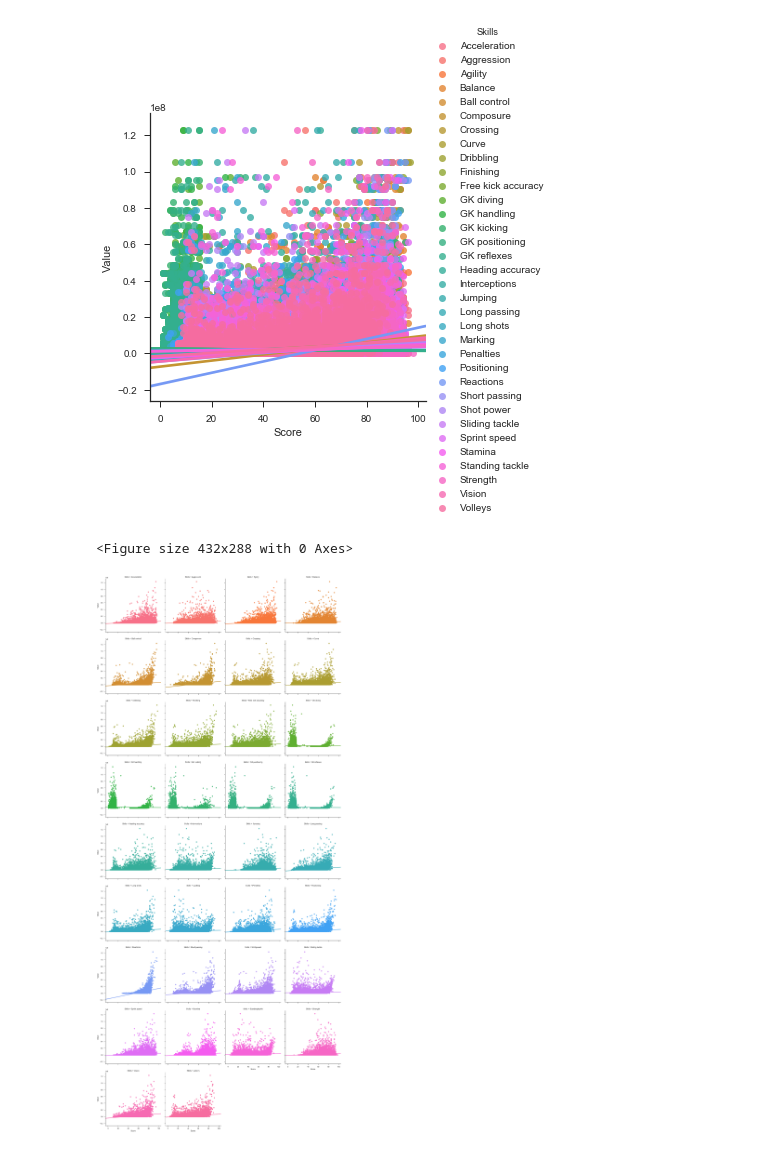
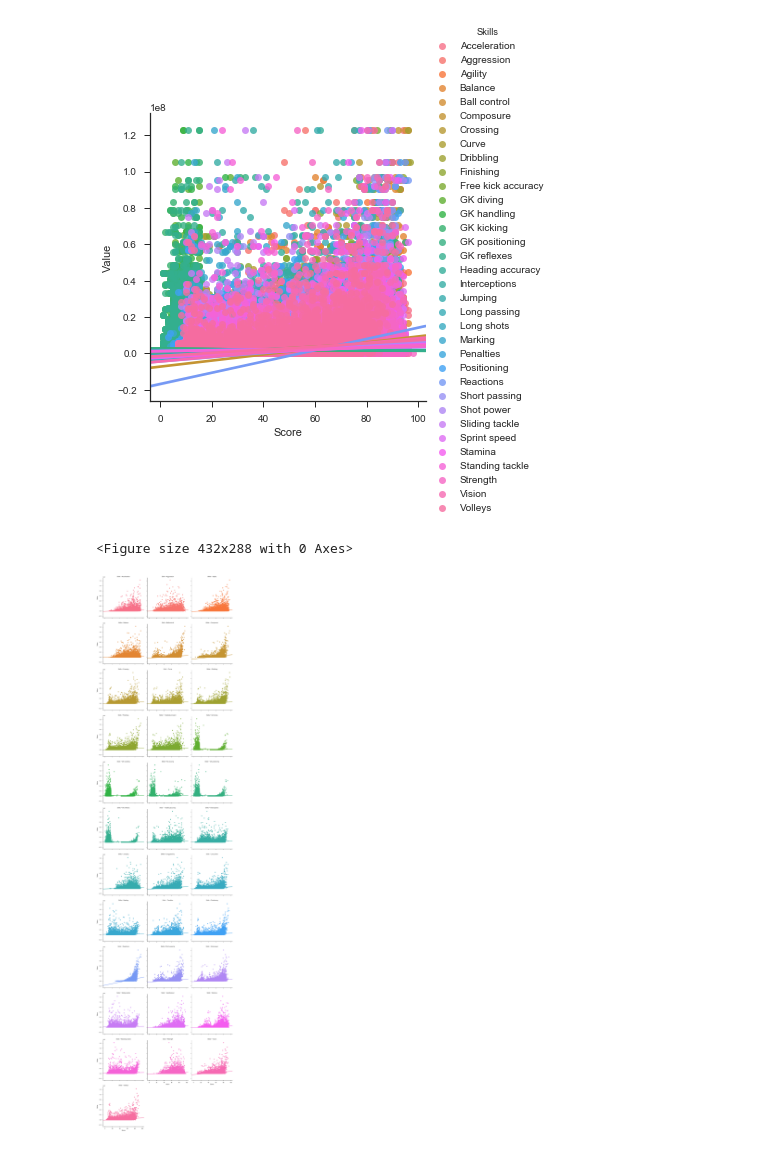
Before and after one commit to Fournierp/Fifa18, a Jupyter notebook: Fifa 18 Model.ipynb, the cells around one changed output. Cells and saved outputs as stored; diff of their text form; code cells hidden in the pictures.

```diff
--- a/Fifa 18 Model.ipynb
+++ b/Fifa 18 Model.ipynb
@@ -404,24 +411,24 @@ plt.show()
 # %%
 #Player value per skill
 fig = plt.figure(figsize=(6,4))
 sns.set(style="ticks")
 test = pd.DataFrame(np.c_[processed_df['Value'], processed_df['Acceleration'], processed_df['Aggression'], processed_df['Agility'], processed_df['Balance'],
                           processed_df['Ball control'], processed_df['Composure'],processed_df["Crossing"],processed_df['Curve'], processed_df['Dribbling'],
                           processed_df['Finishing'], processed_df['Free kick accuracy'], processed_df['GK diving'], processed_df['GK handling'], processed_df['GK kicking'],
                           processed_df['GK positioning'], processed_df['GK reflexes'], processed_df['Heading accuracy'], processed_df['Interceptions'], processed_df['Jumping'],
                           processed_df['Long passing'], processed_df['Long shots'], processed_df['Marking'], processed_df['Penalties'], processed_df['Positioning'],
                           processed_df['Reactions'], processed_df['Short passing'], processed_df['Shot power'], processed_df['Sliding tackle'], processed_df['Sprint speed'],
                           processed_df['Stamina'], processed_df['Standing tackle'], processed_df['Strength'], processed_df['Vision'], processed_df['Volleys'] ],
                     columns=["Value", "Acceleration", "Aggression", "Agility", "Balance", "Ball control", "Composure", "Crossing", "Curve", "Dribbling", "Finishing", "Free kick accuracy", "GK diving",
                              "GK handling", "GK kicking", "GK positioning", "GK reflexes", "Heading accuracy", "Interceptions", "Jumping", "Long passing", "Long shots", "Marking", "Penalties", "Positioning",
                              "Reactions", "Short passing", "Shot power", "Sliding tackle", "Sprint speed", "Stamina", "Standing tackle", "Strength", "Vision","Volleys"])
 # sns.lmplot(x="skill", y="value", data=test, col="skill", hue="skill", col_wrap=5)
 test = test.melt('Value', var_name='Skills',  value_name='Score')
-g = sns.lmplot(y="Value", x="Score", hue='Skills', col="Skills", data=test, col_wrap=4)
+g = sns.lmplot(y="Value", x="Score", hue='Skills', col="Skills", data=test, col_wrap=3)
 plt.show()
 # %% [output]
 <Figure size 432x288 with 0 Axes>
-[figure, old version]
+[figure, new version]
 # %%
 #Potential and Value
 # %%
```
Also changed, not shown: parts of 5 cells of this notebook.
